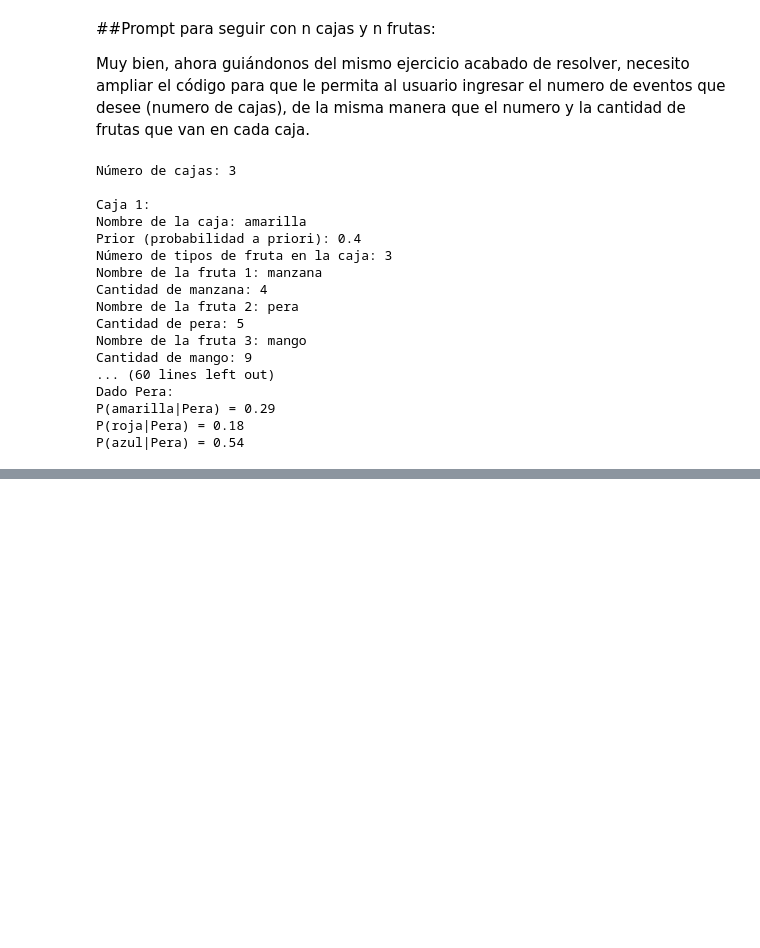
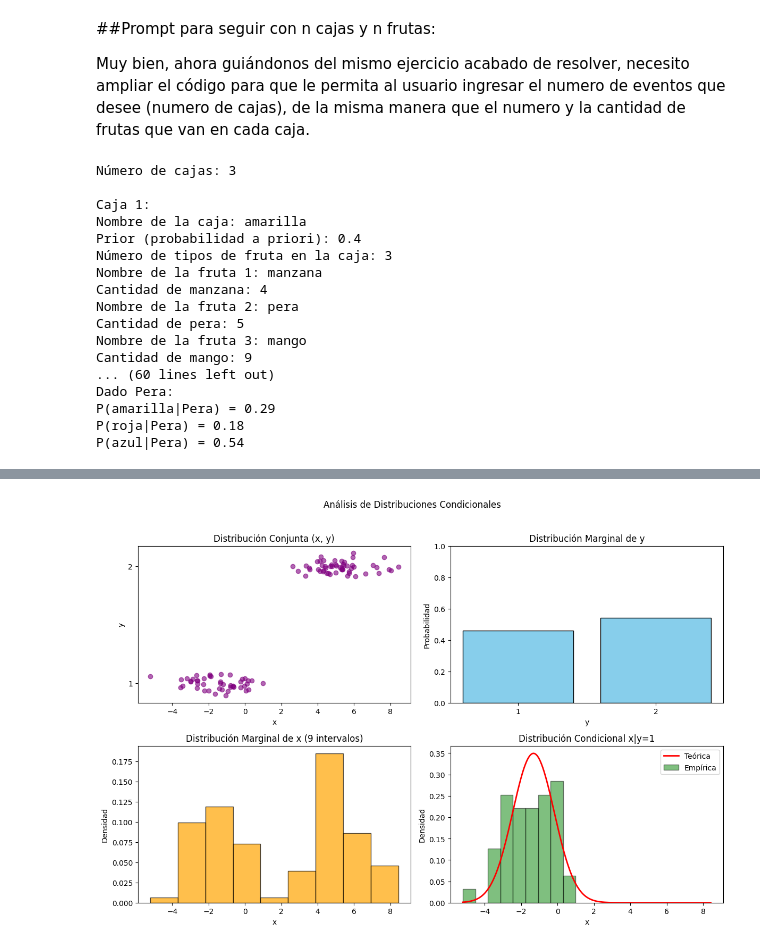
Before and after one commit to Julian27R/Aprendizaje_Maquina, a Jupyter notebook: 1_Probabilidades_Bayes/1_Ejercicio_IntroProbabilidades.ipynb, the cells around one changed output, grey strips where cells are left out. Cells and saved outputs as stored; diff of their text form; code cells hidden in the pictures; blank space fills up the shorter version.

```diff
--- a/1_Probabilidades_Bayes/1_Ejercicio_IntroProbabilidades.ipynb
+++ b/1_Probabilidades_Bayes/1_Ejercicio_IntroProbabilidades.ipynb
@@ -203,0 +225,93 @@ P(azul|Pera) = 0.54
+# %%
+import numpy as np
+import matplotlib.pyplot as plt
+from scipy.stats import norm
+
+class SimulacionProbabilidad:
+    def __init__(self, N=100):
+        self.N = N
+        self.x = None
+        self.y = None
+        self.media_y = {1: 0, 2: 0}
+        self.varianza_y = {1: 1, 2: 1}
+        self.probabilidad_y = None
+
+        self._generar_parametros()
+        self.generar_datos()
+
+    def _generar_parametros(self):
+        # Generar parámetros aleatorios
+        self.probabilidad_y = np.random.uniform(0.2, 0.8)  # Probabilidad de y=1
+        self.media_y[1] = np.random.normal(-5, 2)          # Media para y=1
+        self.media_y[2] = np.random.normal(5, 2)           # Media para y=2
+        self.varianza_y[1] = np.abs(np.random.normal(1, 0.5))  # Varianza para y=1
+        self.varianza_y[2] = np.abs(np.random.normal(1, 0.5))  # Varianza para y=2
+
+    def generar_datos(self):
+        # Generar valores de y
+        self.y = np.random.choice([1, 2],
+                                size=self.N,
+                                p=[self.probabilidad_y, 1 - self.probabilidad_y])
+
+        # Generar valores de x condicionales a y
+        self.x = np.zeros(self.N)
+        for i in range(self.N):
+            if self.y[i] == 1:
+                self.x[i] = np.random.normal(self.media_y[1], np.sqrt(self.varianza_y[1]))
+            else:
+                self.x[i] = np.random.normal(self.media_y[2], np.sqrt(self.varianza_y[2]))
+
+    def graficar(self):
+        fig = plt.figure(figsize=(12, 8))
+        plt.suptitle('Análisis de Distribuciones Condicionales', y=1.02)
+
+        # Gráfico 1: Dispersión x vs y
+        ax1 = plt.subplot(221)
+        jitter = np.random.normal(0, 0.05, size=self.N)
+        ax1.scatter(self.x, self.y + jitter, alpha=0.6, c='purple')
+        ax1.set_yticks([1, 2])
+        ax1.set_ylabel('y')
+        ax1.set_xlabel('x')
+        ax1.set_title('Distribución Conjunta (x, y)')
+
+        # Gráfico 2: Marginal de y
+        ax2 = plt.subplot(222)
+        counts = np.bincount(self.y)[1:]  # Excluir el 0
+        ax2.bar([1, 2], counts/self.N, color='skyblue', edgecolor='black')
+        ax2.set_xticks([1, 2])
+        ax2.set_ylim(0, 1)
+        ax2.set_xlabel('y')
+        ax2.set_ylabel('Probabilidad')
+        ax2.set_title('Distribución Marginal de y')
+
+        # Gráfico 3: Marginal de x (9 intervalos)
+        ax3 = plt.subplot(223)
+        ax3.hist(self.x, bins=9, density=True, color='orange', alpha=0.7, edgecolor='black')
+        ax3.set_xlabel('x')
+        ax3.set_ylabel('Densidad')
+        ax3.set_title('Distribución Marginal de x (9 intervalos)')
+
+        # Gráfico 4: Condicional x|y=1
+        ax4 = plt.subplot(224)
+        x_y1 = self.x[self.y == 1]
+        if len(x_y1) > 0:
+            x_range = np.linspace(min(self.x), max(self.x), 1000)
+            ax4.plot(x_range, norm.pdf(x_range,
+                                     self.media_y[1],
+                                     np.sqrt(self.varianza_y[1])),
+                     'r-', lw=2, label='Teórica')
+            ax4.hist(x_y1, density=True, bins=9,
+                   alpha=0.5, color='green', edgecolor='black', label='Empírica')
+            ax4.legend()
+        ax4.set_xlabel('x')
+        ax4.set_ylabel('Densidad')
+        ax4.set_title('Distribución Condicional x|y=1')
+
+        plt.tight_layout()
+        plt.show()
+
+# Uso de la clase
+sim = SimulacionProbabilidad(N=100)
+sim.graficar()
+# %% [output]
+[figure, added]
```
Also changed, not shown: parts of 4 cells of this notebook.
